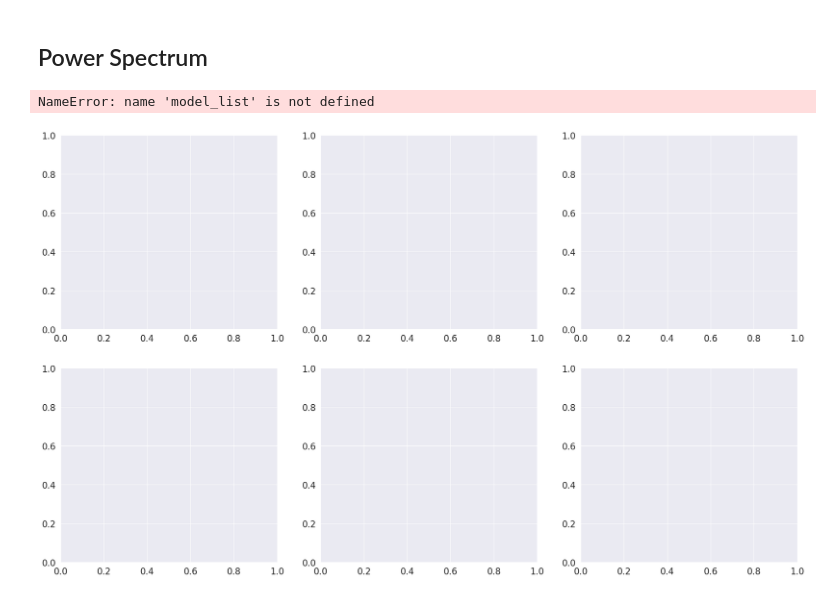
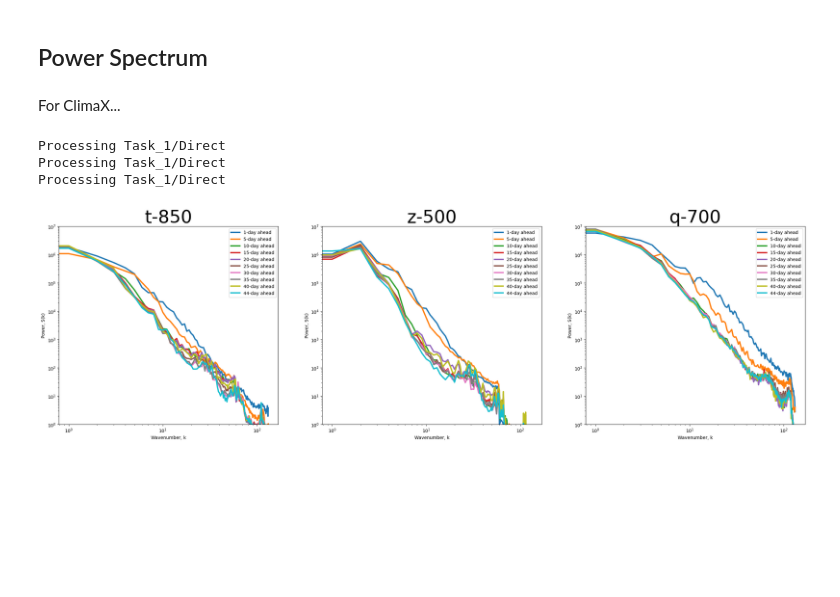
Before and after one commit to leap-stc/ChaosBench, a Jupyter notebook: notebooks/04b_s2s_eval_direct.ipynb, the cells around one changed output. Drawn from its saved outputs; the diff is of its cells as text; code cells hidden in the pictures; blank space fills up the shorter version.

```diff
--- a/notebooks/04b_s2s_eval_direct.ipynb
+++ b/notebooks/04b_s2s_eval_direct.ipynb
@@ -14,6 +14,7 @@ from collections import defaultdict
 from pathlib import Path
 from tqdm import tqdm
 import pickle
+import copy
 import torch
 from torch.utils.data import DataLoader, TensorDataset
 import lightning.pytorch as pl
@@ -28,11 +29,11 @@ sns.set_theme(context='paper')
 
 
 # Adjusting global plotting parameters
-plt.rcParams['font.size'] = 16        # Adjusts the main font size
-plt.rcParams['axes.labelsize'] = 16   # Font size of x and y labels
-plt.rcParams['xtick.labelsize'] = 16  # Font size of numbers on x-axis
-plt.rcParams['ytick.labelsize'] = 16  # Font size of numbers on y-axis
-plt.rcParams['legend.fontsize'] = 16  # Font size of legend
+plt.rcParams['font.size'] = 32        # Adjusts the main font size
+plt.rcParams['axes.labelsize'] = 32   # Font size of x and y labels
+plt.rcParams['xtick.labelsize'] = 32  # Font size of numbers on x-axis
+plt.rcParams['ytick.labelsize'] = 32  # Font size of numbers on y-axis
+plt.rcParams['legend.fontsize'] = 32  # Font size of legend
 
 import sys
 sys.path.append('..')
@@ -124,27 +217,31 @@ f.savefig(f'../docs/preds_{model_name}_{param}{level}_direct_Task {task_num}.pdf
 # %% [markdown]
 ## Power Spectrum
+# %% [markdown]
+For ClimaX...
 # %%
 #################### CHANGE THIS ####################
 date_idx = 0
-n_steps = [0, 43]
-model_type = 'climax'
-task = 2
+delta_t = np.array([1, 5, 10, 15, 20, 25, 30, 35, 40, 44])
+n_steps = np.arange(len(delta_t))
+model_name = 'climax'
+task_num = 1
+model_spec = f'Task_{task_num}/Direct'
 ######################################################
 
 param_levels = [['t', 850], ['z', 500], ['q', 700]]
-all_Ek = dict()
+all_Sk = dict()
 
 ## Initialize dataset
 output_dataset = dataset.S2SObsDataset(years=[2022], n_step=config.N_STEPS)
 
 ## For plotting
-f, ax = plt.subplots(len(n_steps), len(param_levels), figsize=(8*len(param_levels), 7*len(n_steps)))
+f, ax = plt.subplots(1, len(param_levels), figsize=(10*len(param_levels), 8))
 
 for param_level_idx, param_level in enumerate(param_levels):
     param = param_level[0]
     level = param_level[1]
 
-    print(f'Processing {model_name}')
+    print(f'Processing {model_spec}')
 
     all_preds = list()
     all_truth = list()
@@ -168,51 +265,52 @@ for param_level_idx, param_level in enumerate(param_levels):
     output_dataset = dataset.S2SObsDataset(years=[2022], n_step=config.N_STEPS)
     _, output_x, output_y = output_dataset[date_idx]
 
-    for idx in plot_idx:
-        all_truth.append(output_y[idx][config.PARAMS.index(param), config.PRESSURE_LEVELS.index(level)].detach().cpu().numpy())
+    for step_idx in n_steps:
+        all_truth.append(output_y[step_idx][config.PARAMS.index(param), config.PRESSURE_LEVELS.index(level)].detach().cpu().numpy())
 
     ## Post-process truth and predictions (have to normalize this since it comes in real values)
     all_truth = np.array(all_truth)
     all_preds = np.array(all_preds)
     all_preds = (all_preds - all_preds.mean()) / all_preds.std()
 
-    # Plot power spectrum
-    curr_pred_Ek, curr_truth_Ek = list(), list()
+    # Compute power spectrum
+    curr_pred_Sk, curr_truth_Sk = list(), list()
 
     for step_idx in range(all_preds.shape[0]):
         pred_t, truth_t = all_preds[step_idx], all_truth[step_idx]
         pred_power_t, truth_power_t = np.fft.fft2(pred_t), np.fft.fft2(truth_t)
         pred_power_t, truth_power_t = np.abs(pred_power_t)**2, np.abs(truth_power_t)**2
 
         ny, nx = pred_t.shape
         kx = np.fft.fftfreq(nx) * nx
         ky = np.fft.fftfreq(ny) * ny
 
         kx, ky = np.meshgrid(kx, ky)
         k = np.sqrt(kx**2 + ky**2)
 
         k_bins = np.arange(0.5, np.max(k), 1)
         k_bin_centers = 0.5 * (k_bins[:-1] + k_bins[1:])
-        pred_Ek = np.histogram(k, bins=k_bins, weights=pred_power_t)[0] / np.histogram(k, bins=k_bins)[0]
-        truth_Ek = np.histogram(k, bins=k_bins, weights=truth_power_t)[0] / np.histogram(k, bins=k_bins)[0]
+        pred_Sk = np.histogram(k, bins=k_bins, weights=pred_power_t)[0] / np.histogram(k, bins=k_bins)[0]
+        truth_Sk = np.histogram(k, bins=k_bins, weights=truth_power_t)[0] / np.histogram(k, bins=k_bins)[0]
 
-        curr_pred_Ek.append(pred_Ek)
-        curr_truth_Ek.append(truth_Ek)
+        curr_pred_Sk.append(pred_Sk)
+        curr_truth_Sk.append(truth_Sk)
 
-        if step_idx in n_steps:
-            step_num = n_steps.index(step_idx)
-            ax[step_num, param_level_idx].set_title(f'{param}-{level}', fontsize=16)
-            ax[step_num, param_level_idx].loglog(pred_Ek, label=f'{model_spec}', linewidth=3)
-            ax[step_num, param_level_idx].set_xlabel('Wavenumber, k')
-            ax[step_num, param_level_idx].set_ylabel(f'Power, S(k); {step_idx + 1}-day ahead')
-            ax[step_num, param_level_idx].set_ylim([10**0, 10**7])
-            ax[step_num, param_level_idx].legend()
+        # Plot power spectrum
+        ax[param_level_idx].set_title(f'{param}-{level}', fontsize=40)
+        ax[param_level_idx].loglog(pred_Sk, label=f'{delta_t[step_idx]}-day ahead', linewidth=3)
+        ax[param_level_idx].set_xlabel('Wavenumber, k')
+        ax[param_level_idx].set_ylabel(f'Power, S(k)')
+        ax[param_level_idx].set_ylim([10**0, 10**7])
+        ax[param_level_idx].legend()
 
-    all_Ek[f'{model_spec}:{param}-{level}'] = np.array(curr_pred_Ek)
-    all_Ek['truth'] = np.array(curr_truth_Ek)
+    all_Sk[f'{model_spec}:{param}-{level}'] = np.array(curr_pred_Sk)
+    all_Sk['truth'] = np.array(curr_truth_Sk)
 
 plt.show()
-# f.savefig(f'../docs/specdiv_{model_type}_Task {task}.pdf', dpi=200, bbox_inches='tight');
+# f.savefig(f'../docs/specdiv_{model_name}_direct_Task {task_num}.pdf', dpi=200, bbox_inches='tight');
 # %% [output]
-NameError: name 'model_list' is not defined
+Processing Task_1/Direct
+Processing Task_1/Direct
+Processing Task_1/Direct
-[figure, old version]
+[figure, new version]
```
Also changed, not shown: parts of 6 cells of this notebook, 52 other files.
